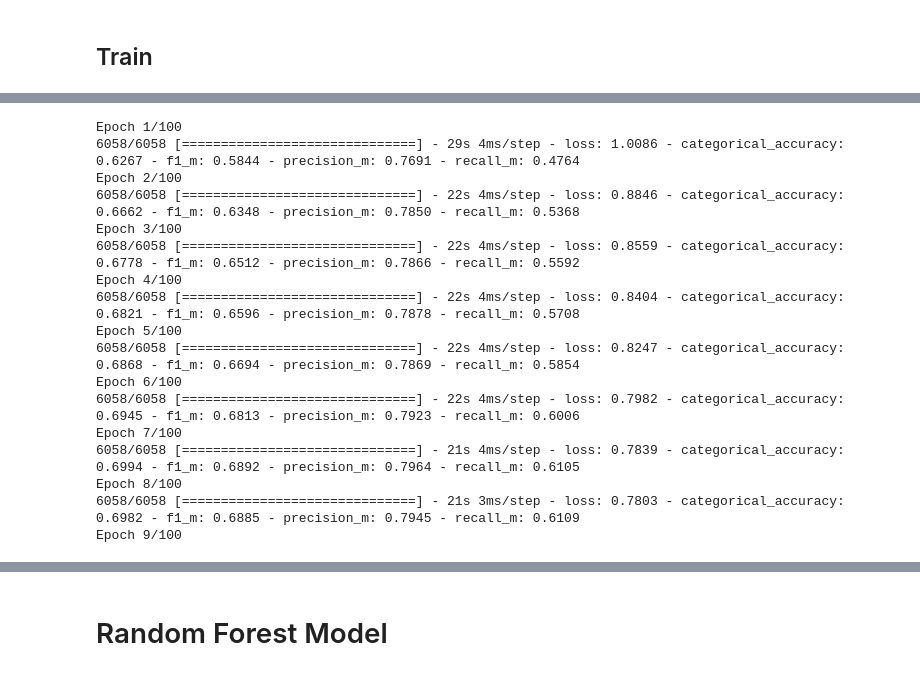
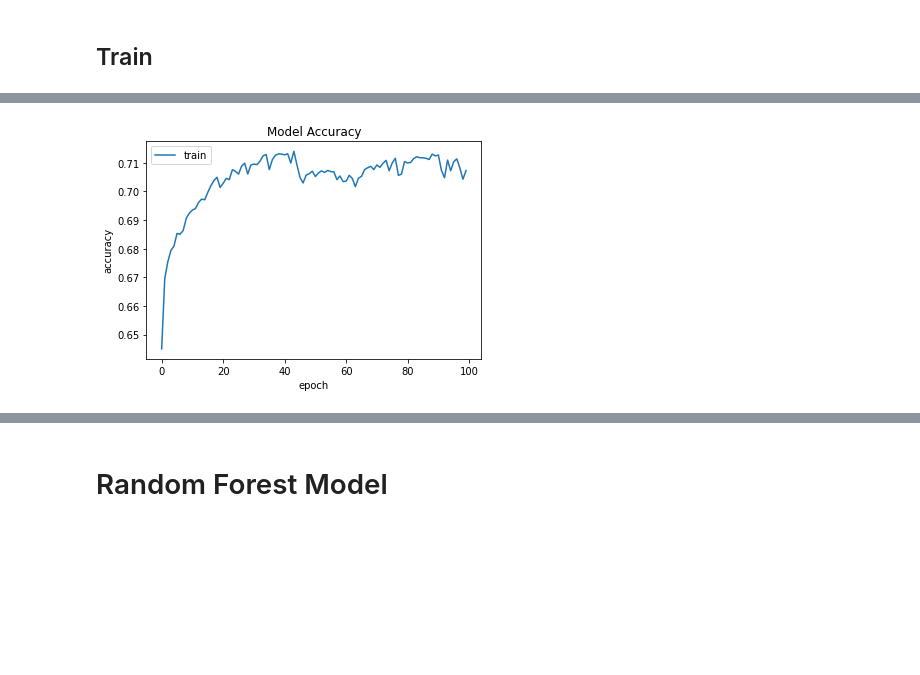
Before and after one commit to farhanfuadabir/Nurse-Care-Challenge-2020, a Jupyter notebook: 1D_CNN_Nurse_Care_Dataset.ipynb, the cells around one changed output, grey strips where cells are left out. Drawn from its saved outputs; the diff is of its cells as text; code cells hidden in the pictures; blank space fills up the shorter version.

```diff
--- a/1D_CNN_Nurse_Care_Dataset.ipynb
+++ b/1D_CNN_Nurse_Care_Dataset.ipynb
@@ -459,7 +289,7 @@ def evaluate_model(trainX, trainy, testX, testy, verbose, epochs, batch_size):
 
   t_end = time.clock()
 
-  print('\n\n\n')
+  print('\n-------------------\n')
 
   #_, accuracy_train = model.evaluate(X_train, y_train)
   loss_train, accuracy_train, f1_score_train, precision_train, recall_train = model.evaluate(trainX, trainy, verbose=1)
@@ -475,20 +305,6 @@ def evaluate_model(trainX, trainy, testX, testy, verbose, epochs, batch_size):
   t_end = time.clock()
   print('Test Time: ', t_end - t_start)
 
-  import matplotlib.pyplot as plt
-  #history = model.fit(X_train, y_train, validation_split=0.33, epochs=50, batch_size=500, verbose=1)
-  # list all data in history
-  #print(history.history.keys())
-  # summarize history for accuracy
-
-  plt.plot(history.history['categorical_accuracy'])
-  plt.plot(history.history['val_categorical_accuracy'])
-  plt.title('Model Accuracy')
-  plt.ylabel('accuracy')
-  plt.xlabel('epoch')
-  plt.legend(['train', 'test'], loc='upper left')
-  plt.show()
-
   return f1_score_test, history
 
 # summarize scores
@@ -498,15 +314,19 @@ def summarize_results(scores):
 	print('Accuracy: %.3f%% (+/-%.3f)' % (m, s))
 
 # run an experiment
-def run_experiment(repeats=10, verbose=True, epochs=10, batch_size=32):
+def run_experiment(repeats=10, verbose=False, epochs=10, batch_size=32):
   # repeat experiment
   scores = list()
-  for r in range(repeats):
-    score = evaluate_model(trainX, trainy, testX, testy, verbose, epochs, batch_size)
+  for r in tqdm(range(repeats)):
+    score, history = evaluate_model(trainX, trainy, testX, testy, verbose, epochs, batch_size)
     score = score * 100.0
-    print('>#%d: %.3f' % (r+1, score))
+    print('Score:', '%.3f' % (score * 100.0))
     scores.append(score)
   # summarize results
   summarize_results(scores)
 # %% [markdown]
 ## Train
+# %%
+# for single iteration
+score, history = evaluate_model(trainX, trainy, testX, testy, verbose=True, epochs=100, batch_size=16)
+print('Score:', '%.3f' % (score * 100.0))
@@ -513,32 +360,11 @@ def run_experiment(repeats=10, verbose=True, epochs=10, batch_size=32):
 # %%
-# for single iteration
-score, history = evaluate_model(trainX, trainy, testX, testy, verbose=True, epochs=100, batch_size=32)
-score = score * 100.0
-print('Score:', '%.3f' % (score))
-
 import matplotlib.pyplot as plt
 plt.plot(history.history['categorical_accuracy'])
-plt.plot(history.history['val_categorical_accuracy'])
+#plt.plot(history.history['val_categorical_accuracy'])
 plt.title('Model Accuracy')
 plt.ylabel('accuracy')
 plt.xlabel('epoch')
 plt.legend(['train', 'test'], loc='upper left')
 plt.show()
 # %% [output]
-Epoch 1/100
-6058/6058 [==============================] - 29s 4ms/step - loss: 1.0086 - categorical_accuracy: 0.6267 - f1_m: 0.5844 - precision_m: 0.7691 - recall_m: 0.4764
-Epoch 2/100
-6058/6058 [==============================] - 22s 4ms/step - loss: 0.8846 - categorical_accuracy: 0.6662 - f1_m: 0.6348 - precision_m: 0.7850 - recall_m: 0.5368
-Epoch 3/100
-6058/6058 [==============================] - 22s 4ms/step - loss: 0.8559 - categorical_accuracy: 0.6778 - f1_m: 0.6512 - precision_m: 0.7866 - recall_m: 0.5592
-Epoch 4/100
-6058/6058 [==============================] - 22s 4ms/step - loss: 0.8404 - categorical_accuracy: 0.6821 - f1_m: 0.6596 - precision_m: 0.7878 - recall_m: 0.5708
-Epoch 5/100
-6058/6058 [==============================] - 22s 4ms/step - loss: 0.8247 - categorical_accuracy: 0.6868 - f1_m: 0.6694 - precision_m: 0.7869 - recall_m: 0.5854
-Epoch 6/100
-6058/6058 [==============================] - 22s 4ms/step - loss: 0.7982 - categorical_accuracy: 0.6945 - f1_m: 0.6813 - precision_m: 0.7923 - recall_m: 0.6006
-Epoch 7/100
-6058/6058 [==============================] - 21s 4ms/step - loss: 0.7839 - categorical_accuracy: 0.6994 - f1_m: 0.6892 - precision_m: 0.7964 - recall_m: 0.6105
-Epoch 8/100
-6058/6058 [==============================] - 21s 3ms/step - loss: 0.7803 - categorical_accuracy: 0.6982 - f1_m: 0.6885 - precision_m: 0.7945 - recall_m: 0.6109
-Epoch 9/100
+[figure, added]
```
Also changed, not shown: parts of 14 cells of this notebook.
